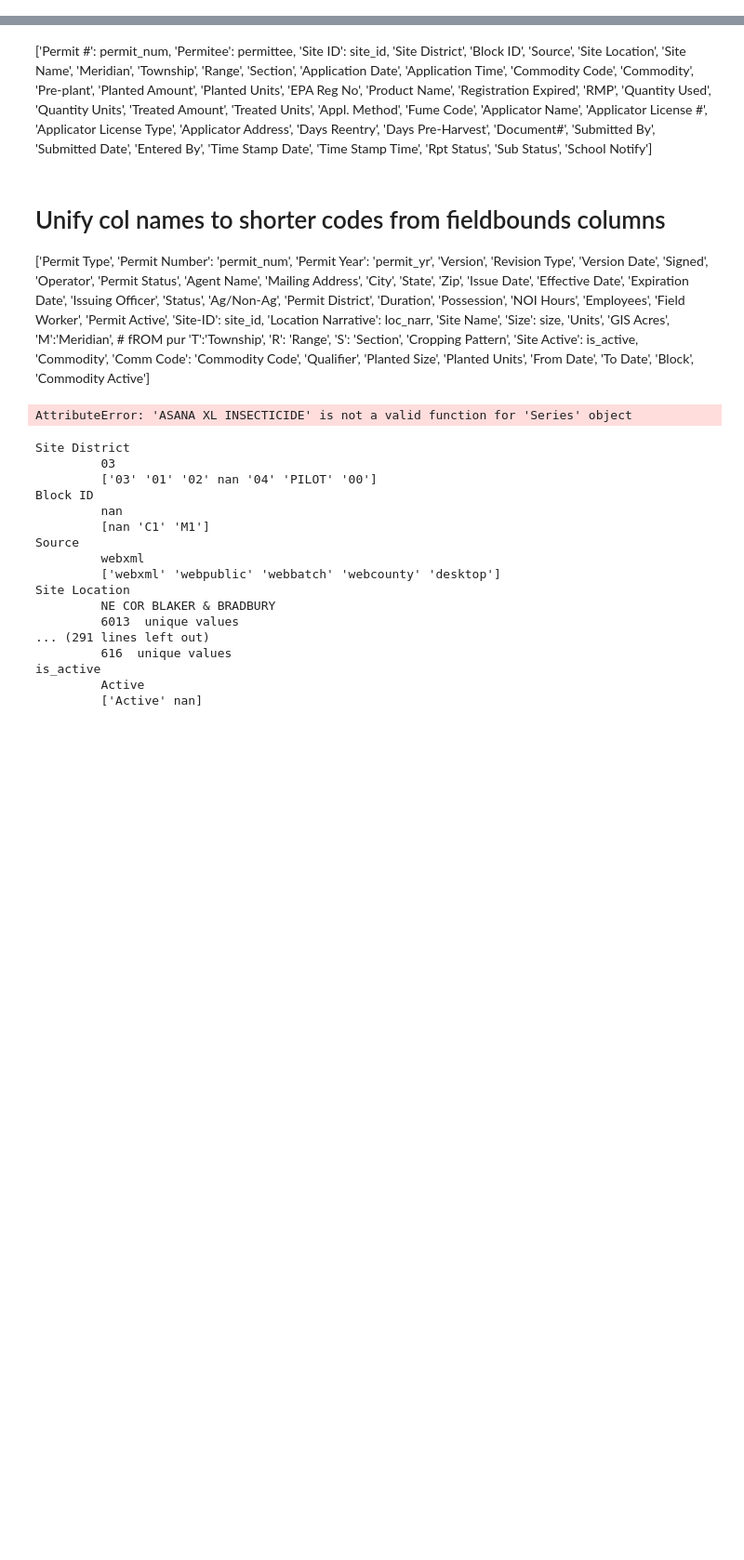
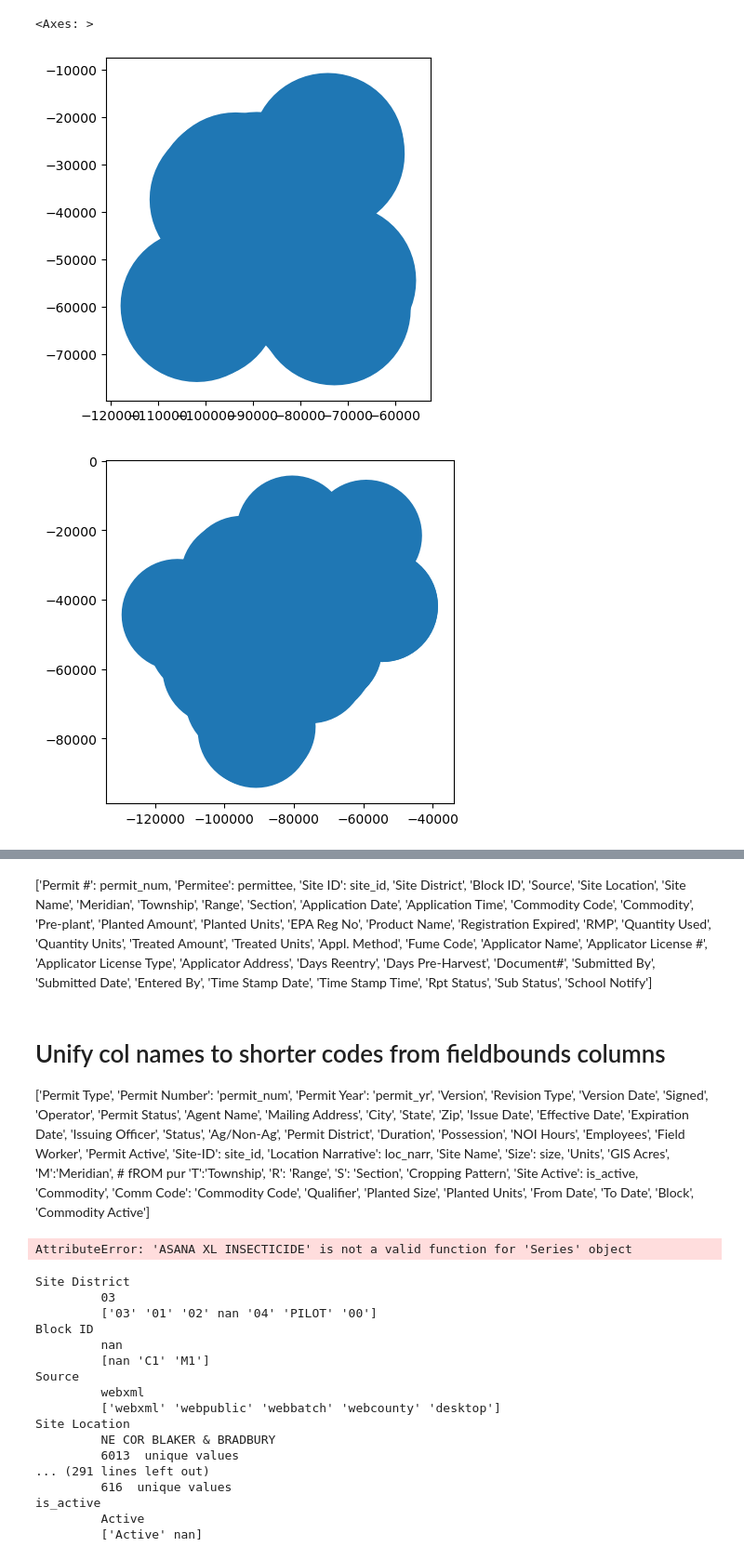
Before and after one commit to narvhal/pesticides, a Jupyter notebook: jn_pesticides.ipynb, the cells around one changed output, grey strips where cells are left out. Shown at 93% size. Drawn from its saved outputs; the diff is of its cells as text; code cells hidden in the pictures; blank space fills up the shorter version.

```diff
--- a/jn_pesticides.ipynb
+++ b/jn_pesticides.ipynb
@@ -9,0 +40,27 @@ import fiona
+# %%
+# colormap.add_to(m)
+spriv, spub = prepare_school_pts()
+# %%
+sz_options = np.arange(10)*2 + 0.5
+size  = 10 #st.select_slider('Select distance from Schools', options=sz_options)
+# %%
+spriv = spriv.to_crs(crs =fbs.crs)
+spub = spub.to_crs(crs =fbs.crs)
+sprivb = school_buffer(spriv, size)
+spubb = school_buffer(spub, size)
+# st.write(spriv)
+# st.write(sprivb)
+# %%
+
+
+def join_buf_w_df(dfb, dfc, howjoin = "inner", pred = "intersects"):
+    # Returns dfc WHERE intersects with dfb, i.e. a subset of dfc
+    dfj = gpd.sjoin(dfb, dfc, how = howjoin, predicate = pred)
+    return dfj
+
+dfjpriv = join_buf_w_df( sprivb,mdf, howjoin = "inner", pred = "intersects")
+dfjpub = join_buf_w_df(spubb, mdf, howjoin = "inner", pred = "intersects")
+# st.write(dfjpriv)
+df = gpd.GeoDataFrame( pd.concat([dfjpriv, dfjpub], ignore_index=True), crs=fbs.crs)
+# st.write("Filter applied!")
+#################
@@ -9,0 +116,10 @@ import fiona
+# %%
+# https://automating-gis-processes.github.io/CSC/notebooks/L2/geopandas-basics.html
+%matplotlib inline
+sprivb.plot()
+spubb.plot()
+dfjpriv.plot()
+# %% [output]
+<Axes: >
+[figure, added]
+[figure, added]
```
Also changed, not shown: parts of 6 cells of this notebook, 2 other files.
